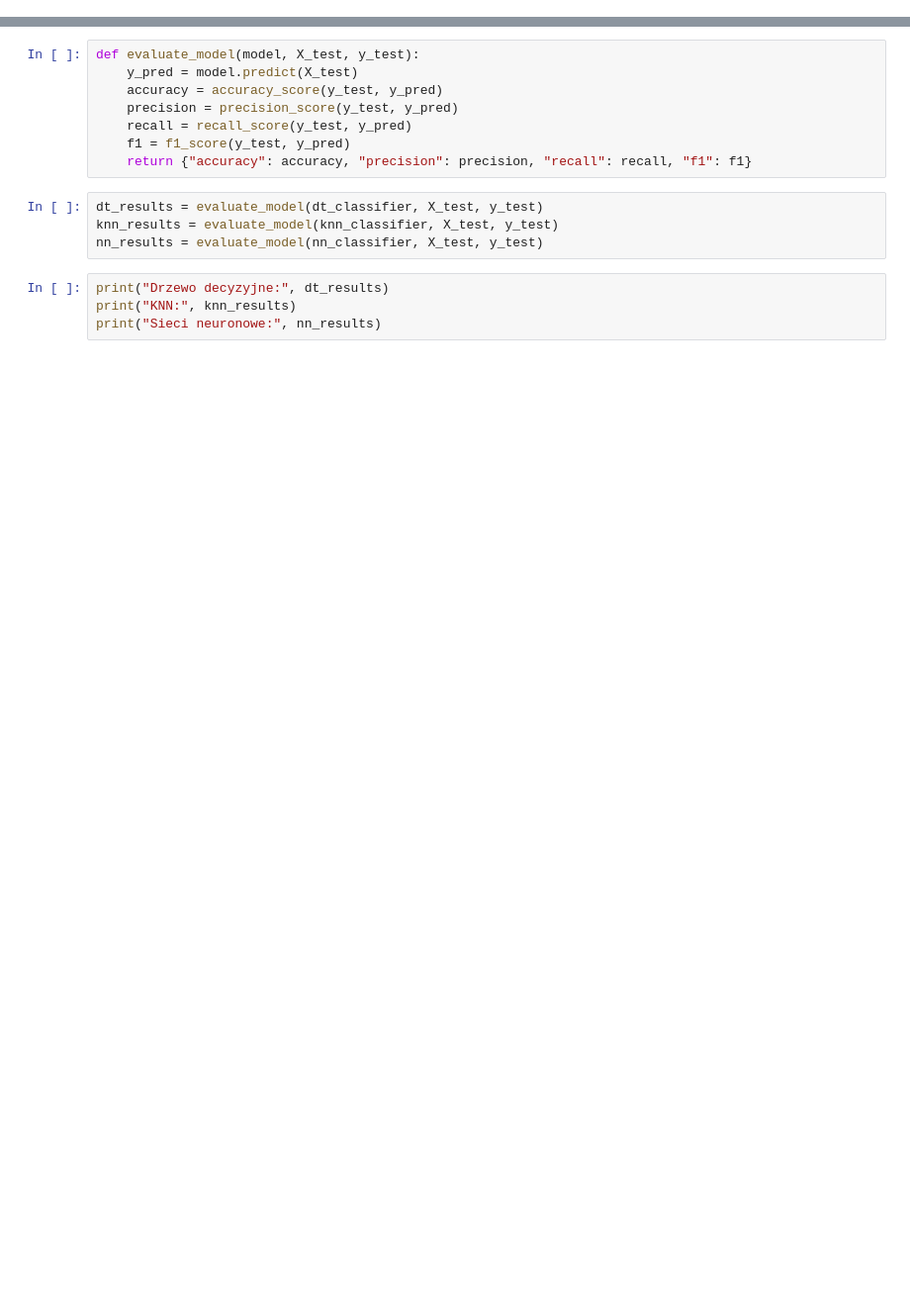
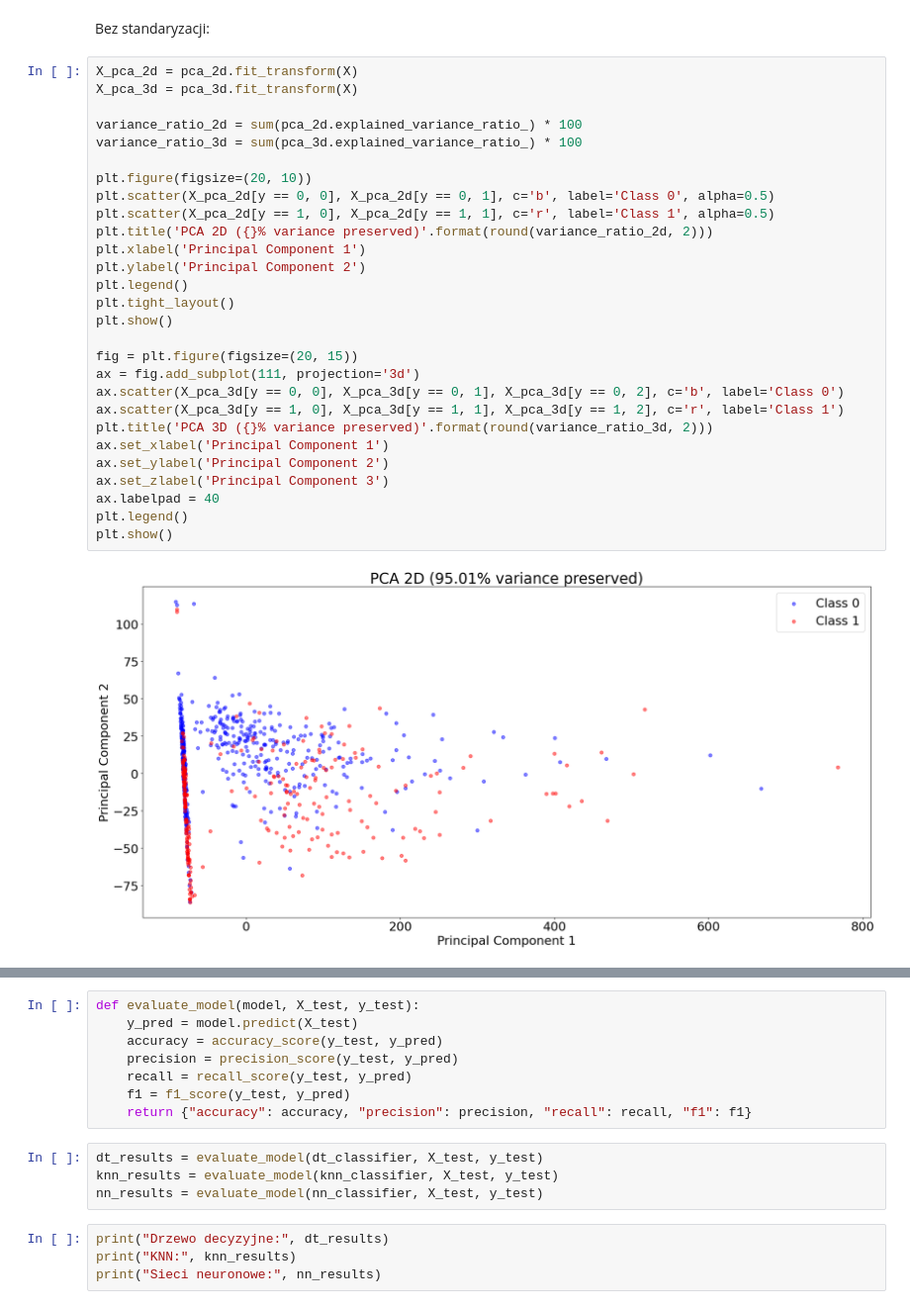
Before and after one commit to JoannaCi/SUS_proj_AnalizaDanych, a Jupyter notebook: Proj_analizaDS.ipynb, the cells around one changed output, grey strips where cells are left out. Shown at 99% size. Cells and saved outputs as stored; diff of their text form; blank space fills up the shorter version.

```diff
--- a/Proj_analizaDS.ipynb
+++ b/Proj_analizaDS.ipynb
@@ -47,0 +116,32 @@ data_scaled['Outcome'] = data['Outcome']
+# %% [markdown]
+Bez standaryzacji:
+# %%
+X_pca_2d = pca_2d.fit_transform(X)
+X_pca_3d = pca_3d.fit_transform(X)
+
+variance_ratio_2d = sum(pca_2d.explained_variance_ratio_) * 100
+variance_ratio_3d = sum(pca_3d.explained_variance_ratio_) * 100
+
+plt.figure(figsize=(20, 10))
+plt.scatter(X_pca_2d[y == 0, 0], X_pca_2d[y == 0, 1], c='b', label='Class 0', alpha=0.5)
+plt.scatter(X_pca_2d[y == 1, 0], X_pca_2d[y == 1, 1], c='r', label='Class 1', alpha=0.5)
+plt.title('PCA 2D ({}% variance preserved)'.format(round(variance_ratio_2d, 2)))
+plt.xlabel('Principal Component 1')
+plt.ylabel('Principal Component 2')
+plt.legend()
+plt.tight_layout()
+plt.show()
+
+fig = plt.figure(figsize=(20, 15))
+ax = fig.add_subplot(111, projection='3d')
+ax.scatter(X_pca_3d[y == 0, 0], X_pca_3d[y == 0, 1], X_pca_3d[y == 0, 2], c='b', label='Class 0')
+ax.scatter(X_pca_3d[y == 1, 0], X_pca_3d[y == 1, 1], X_pca_3d[y == 1, 2], c='r', label='Class 1')
+plt.title('PCA 3D ({}% variance preserved)'.format(round(variance_ratio_3d, 2)))
+ax.set_xlabel('Principal Component 1')
+ax.set_ylabel('Principal Component 2')
+ax.set_zlabel('Principal Component 3')
+ax.labelpad = 40
+plt.legend()
+plt.show()
+# %% [output]
+[figure, added]
```
Also changed, not shown: parts of 11 cells of this notebook, 1 other file.
